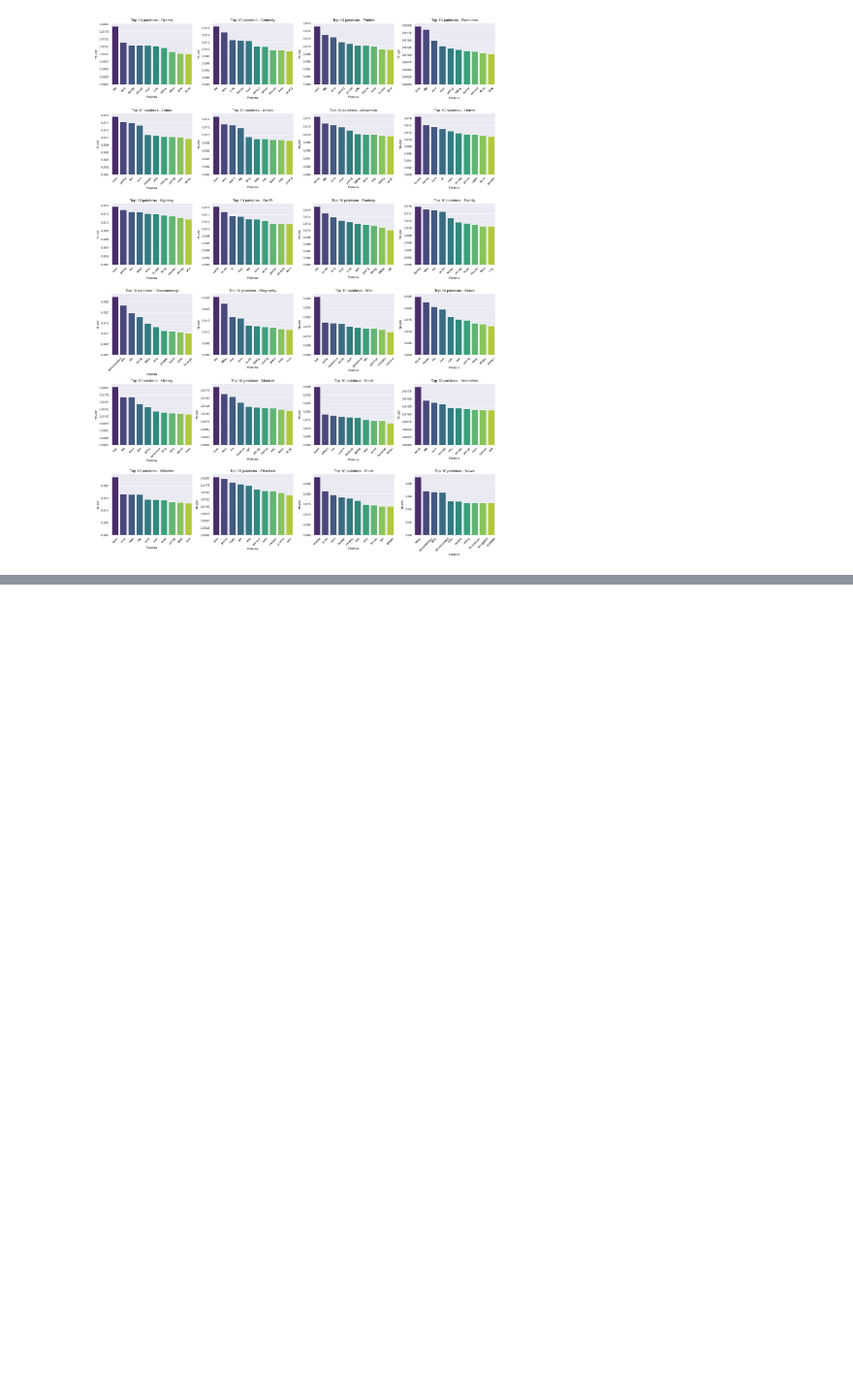
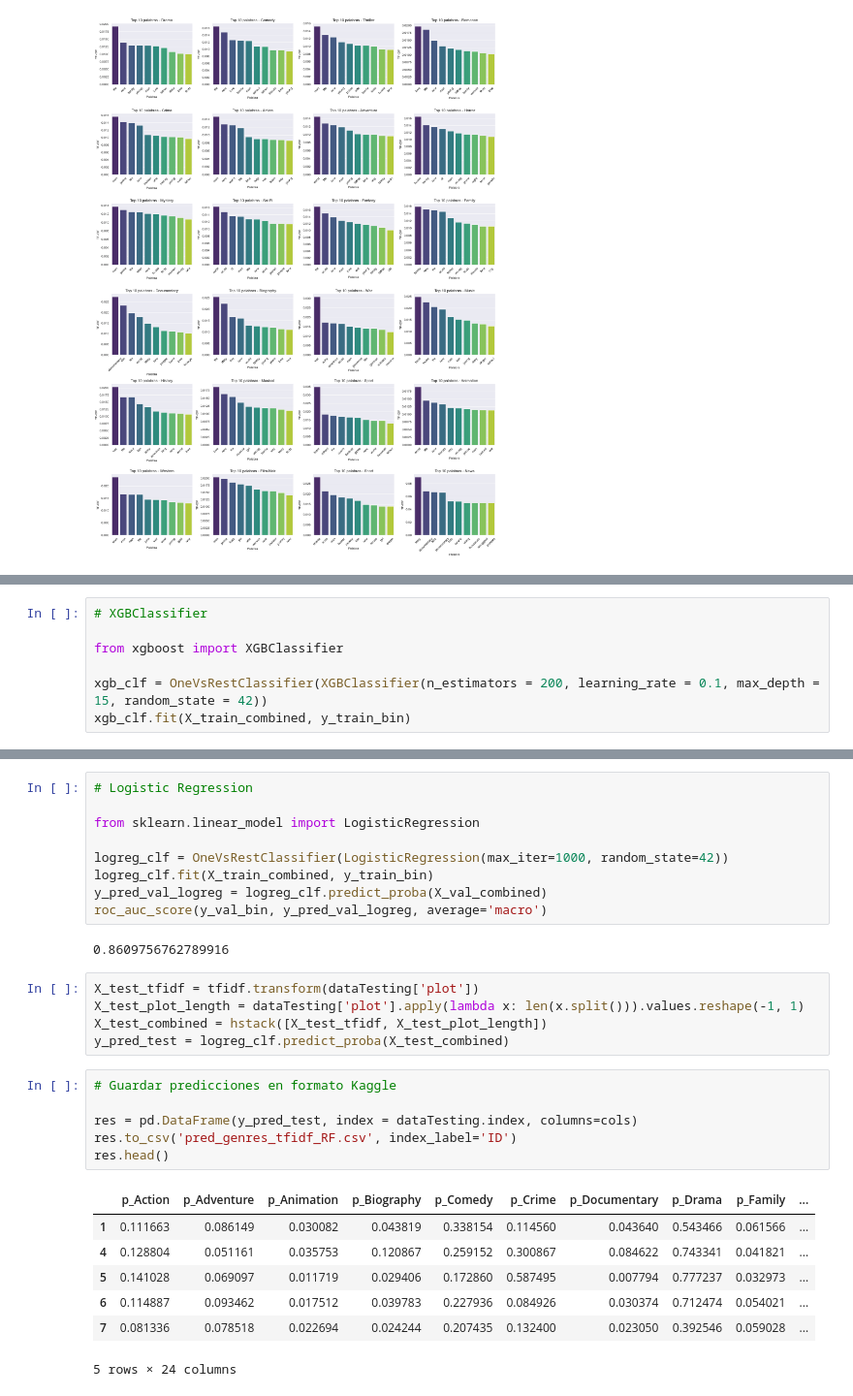
Before and after one commit to jantonioagudelo/MIAD_ML_NLP_2026, a Jupyter notebook: Semana 7/S7P1_proyecto2V2.ipynb, the cells around one changed output, grey strips where cells are left out. Shown at 97% size. Drawn from its saved outputs; the diff is of its cells as text; blank space fills up the shorter version.

```diff
--- a/Semana 7/S7P1_proyecto2V2.ipynb
+++ b/Semana 7/S7P1_proyecto2V2.ipynb
@@ -255,0 +372,7 @@ plt.show()
+# %%
+# XGBClassifier
+
+from xgboost import XGBClassifier
+
+xgb_clf = OneVsRestClassifier(XGBClassifier(n_estimators = 200, learning_rate = 0.1, max_depth = 15, random_state = 42))
+xgb_clf.fit(X_train_combined, y_train_bin)
@@ -255,0 +412,30 @@ plt.show()
+# %%
+# Logistic Regression
+
+from sklearn.linear_model import LogisticRegression
+
+logreg_clf = OneVsRestClassifier(LogisticRegression(max_iter=1000, random_state=42))
+logreg_clf.fit(X_train_combined, y_train_bin)
+y_pred_val_logreg = logreg_clf.predict_proba(X_val_combined)
+roc_auc_score(y_val_bin, y_pred_val_logreg, average='macro')
+# %% [output]
+0.8609756762789916
+# %%
+X_test_tfidf = tfidf.transform(dataTesting['plot'])
+X_test_plot_length = dataTesting['plot'].apply(lambda x: len(x.split())).values.reshape(-1, 1)
+X_test_combined = hstack([X_test_tfidf, X_test_plot_length])
+y_pred_test = logreg_clf.predict_proba(X_test_combined)
+# %%
+# Guardar predicciones en formato Kaggle
+
+res = pd.DataFrame(y_pred_test, index = dataTesting.index, columns=cols)
+res.to_csv('pred_genres_tfidf_RF.csv', index_label='ID')
+res.head()
+# %% [output]
+|  | p_Action | p_Adventure | p_Animation | p_Biography | p_Comedy | p_Crime | p_Documentary | p_Drama | p_Family | ... |
+| 1 | 0.111663 | 0.086149 | 0.030082 | 0.043819 | 0.338154 | 0.114560 | 0.043640 | 0.543466 | 0.061566 | ... |
+| 4 | 0.128804 | 0.051161 | 0.035753 | 0.120867 | 0.259152 | 0.300867 | 0.084622 | 0.743341 | 0.041821 | ... |
+| 5 | 0.141028 | 0.069097 | 0.011719 | 0.029406 | 0.172860 | 0.587495 | 0.007794 | 0.777237 | 0.032973 | ... |
+| 6 | 0.114887 | 0.093462 | 0.017512 | 0.039783 | 0.227936 | 0.084926 | 0.030374 | 0.712474 | 0.054021 | ... |
+| 7 | 0.081336 | 0.078518 | 0.022694 | 0.024244 | 0.207435 | 0.132400 | 0.023050 | 0.392546 | 0.059028 | ... |
+5 rows × 24 columns
```
Also changed, not shown: parts of 46 cells of this notebook, 1 other file.
